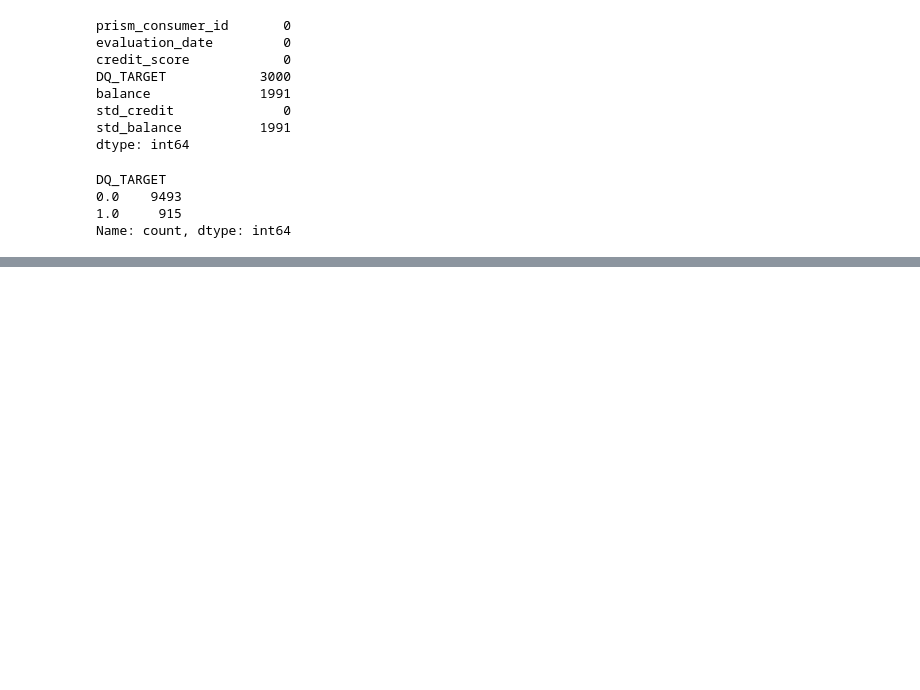
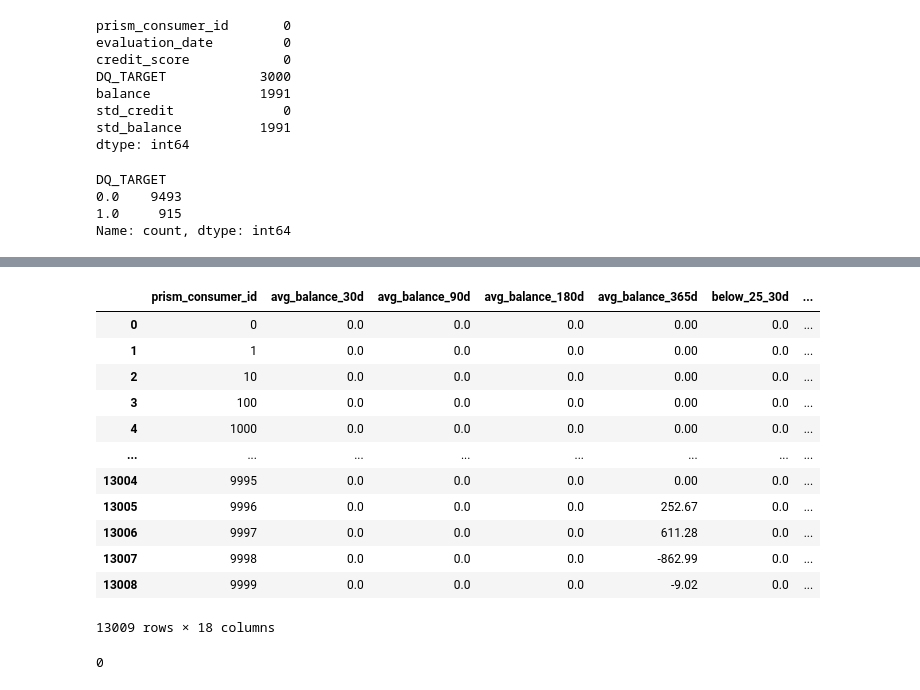
Before and after one commit to hillarychang/dsc180b-capstone-q2, a Jupyter notebook: src/notebooks/hillary_q2.ipynb, the cells around one changed output, grey strips where cells are left out. Cells and saved outputs as stored; diff of their text form; code cells hidden in the pictures; blank space fills up the shorter version.

```diff
--- a/src/notebooks/hillary_q2.ipynb
+++ b/src/notebooks/hillary_q2.ipynb
@@ -554,0 +867,21 @@ Name: count, dtype: int64
+# %%
+balance_features
+# %% [output]
+|  | prism_consumer_id | avg_balance_30d | avg_balance_90d | avg_balance_180d | avg_balance_365d | below_25_30d | ... |
+| 0 | 0 | 0.0 | 0.0 | 0.0 | 0.00 | 0.0 | ... |
+| 1 | 1 | 0.0 | 0.0 | 0.0 | 0.00 | 0.0 | ... |
+| 2 | 10 | 0.0 | 0.0 | 0.0 | 0.00 | 0.0 | ... |
+| 3 | 100 | 0.0 | 0.0 | 0.0 | 0.00 | 0.0 | ... |
+| 4 | 1000 | 0.0 | 0.0 | 0.0 | 0.00 | 0.0 | ... |
+| ... | ... | ... | ... | ... | ... | ... | ... |
+| 13004 | 9995 | 0.0 | 0.0 | 0.0 | 0.00 | 0.0 | ... |
+| 13005 | 9996 | 0.0 | 0.0 | 0.0 | 252.67 | 0.0 | ... |
+| 13006 | 9997 | 0.0 | 0.0 | 0.0 | 611.28 | 0.0 | ... |
+| 13007 | 9998 | 0.0 | 0.0 | 0.0 | -862.99 | 0.0 | ... |
+| 13008 | 9999 | 0.0 | 0.0 | 0.0 | -9.02 | 0.0 | ... |
+13009 rows × 18 columns
+# %%
+acct['balance_date'] = pd.to_datetime(acct['balance_date'], errors='coerce')
+print(acct['balance_date'].isna().sum())  # Check for NaT
+# %% [output]
+0
```
Also changed, not shown: parts of 28 cells of this notebook.
